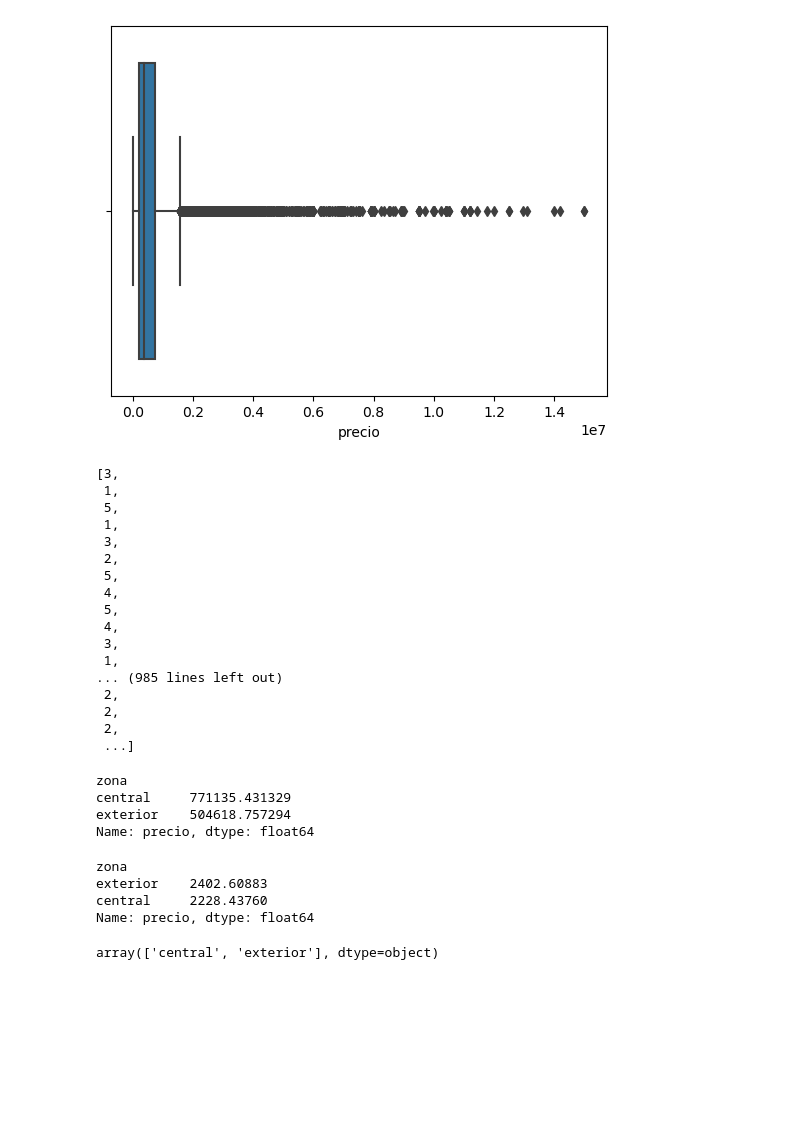
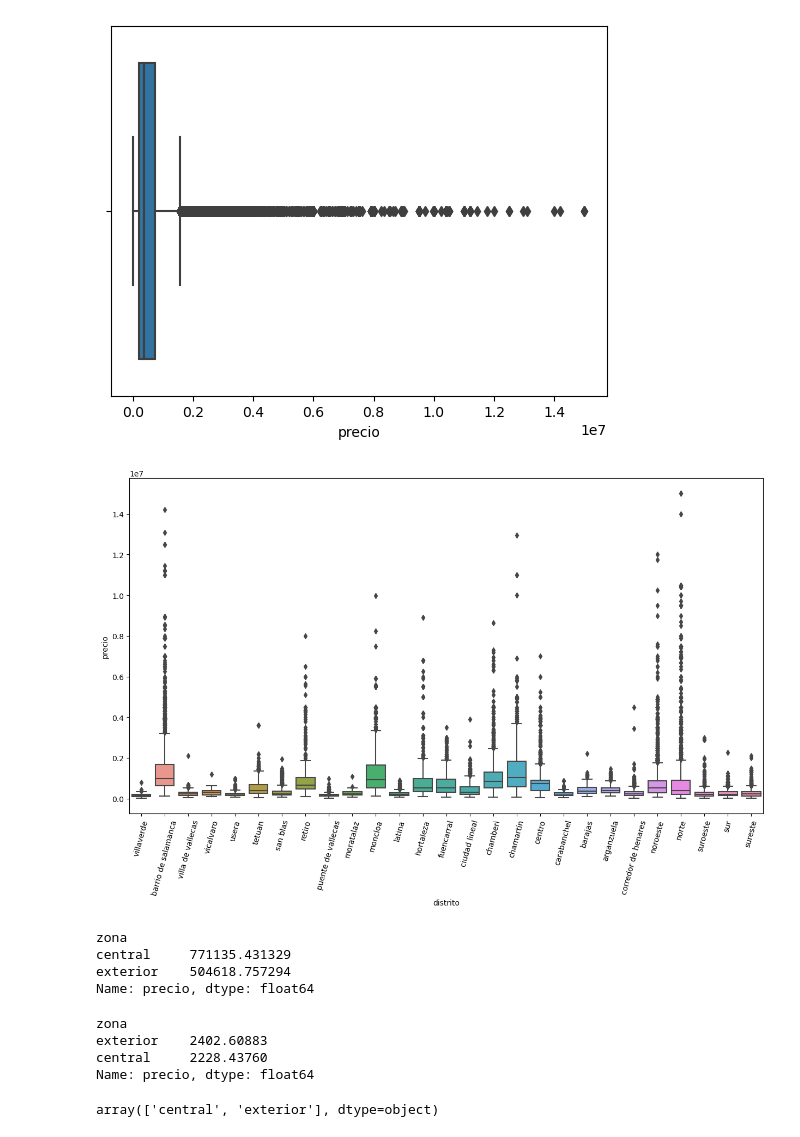
Before and after one commit to Gbau11/Analisis-de-la-vivienda-Idealista, a Jupyter notebook: jupyter/analisis_exploratorio/analisis_explo.ipynb, the cells around one changed output. Saved outputs shown, nothing was run; the diff lists cells and outputs as text; code cells hidden in the pictures; blank space fills up the shorter version.

```diff
--- a/jupyter/analisis_exploratorio/analisis_explo.ipynb
+++ b/jupyter/analisis_exploratorio/analisis_explo.ipynb
@@ -645,31 +672,3 @@ sns.boxplot(x=mad_total['precio'])
 plt.show()
 # %% [output]
 [figure]
-# %%
-from faker import Faker
-
-import random
-
-faker = Faker()
-
-ratings = [random.randint(1, 5) for _ in range(len(alquiler))]
-
-ratings
-# %% [output]
-[3,
- 1,
- 5,
- 1,
- 3,
- 2,
- 5,
- 4,
- 5,
- 4,
- 3,
- 1,
-... (985 lines left out)
- 2,
- 2,
- 2,
- ...]
@@ -678,3 +675,12 @@ ratings
+# %%
+plt.figure(figsize=(15, 8))  # Establecer el tamaño del gráfico
+
+# Crear el boxplot para cada distrito
+sns.boxplot(data=mad_total, x='distrito', y='precio')
+plt.xticks(rotation=75)  # Rotar las etiquetas del eje x para una mejor legibilidad
+plt.show()
+# %% [output]
+[figure, added]
 # %%
 mad_total.groupby('zona')['precio'].mean().sort_values(ascending=False)
 # %% [output]
@@ -682,13 +688,13 @@ zona
 central     771135.431329
 exterior    504618.757294
 Name: precio, dtype: float64
-# %%
-alquiler.groupby('zona')['precio'].mean().sort_values(ascending=False)
-# %% [output]
-zona
-exterior    2402.60883
-central     2228.43760
-Name: precio, dtype: float64
+# %%
+alquiler.groupby('zona')['precio'].mean().sort_values(ascending=False)
+# %% [output]
+zona
+exterior    2402.60883
+central     2228.43760
+Name: precio, dtype: float64
 # %%
 mad_total.zona.unique()
 # %% [output]
```
Also changed, not shown: parts of 5 cells of this notebook, 2 other files.
